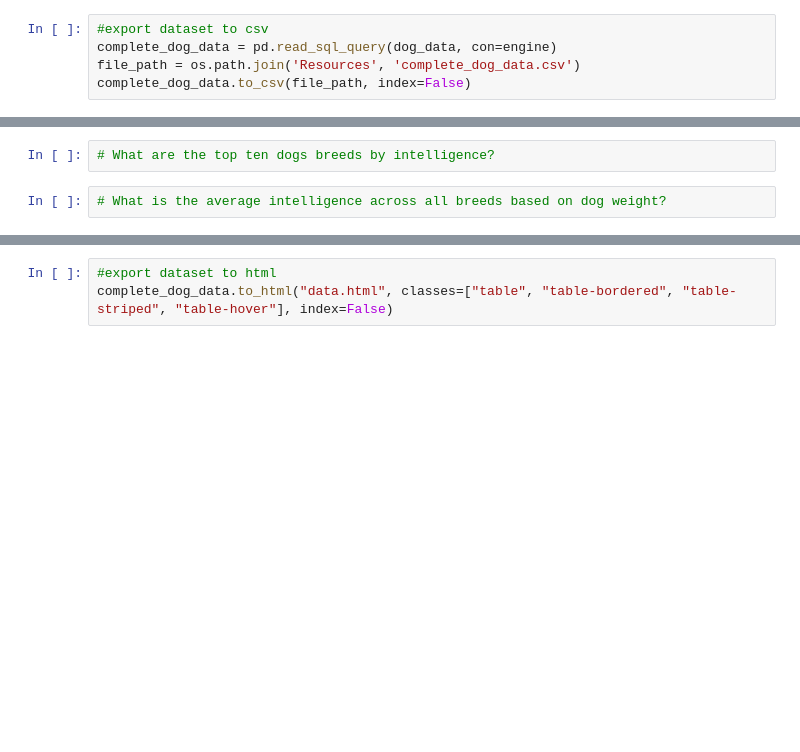
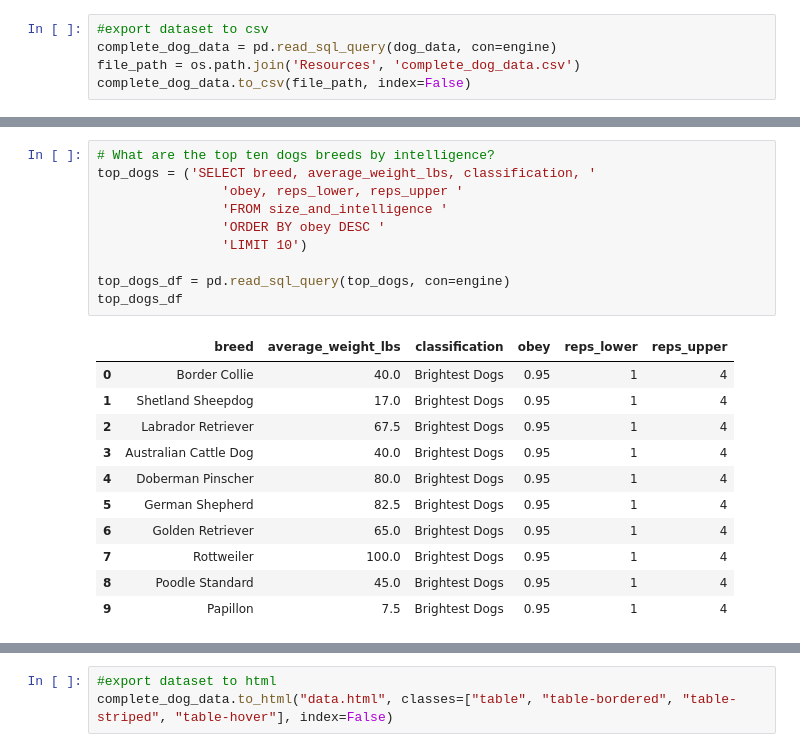
Before and after one commit to alissavokes/ETL-Dog-Intelligence, a Jupyter notebook: data_etl.ipynb, the cells around one changed output, grey strips where cells are left out. Drawn from its saved outputs; the diff is of its cells as text; blank space fills up the shorter version.

```diff
--- a/data_etl.ipynb
+++ b/data_etl.ipynb
@@ -413,4 +417,22 @@ pd.read_sql_query(top_large_dogs, con=engine)
 # %%
 # What are the top ten dogs breeds by intelligence?
+top_dogs = ('SELECT breed, average_weight_lbs, classification, '
+                'obey, reps_lower, reps_upper '
+                'FROM size_and_intelligence '
+                'ORDER BY obey DESC '
+                'LIMIT 10')
+
+top_dogs_df = pd.read_sql_query(top_dogs, con=engine)
+top_dogs_df
+# %% [output]
+|  | breed | average_weight_lbs | classification | obey | reps_lower | reps_upper |
+| 0 | Border Collie | 40.0 | Brightest Dogs | 0.95 | 1 | 4 |
+| 1 | Shetland Sheepdog | 17.0 | Brightest Dogs | 0.95 | 1 | 4 |
+| 2 | Labrador Retriever | 67.5 | Brightest Dogs | 0.95 | 1 | 4 |
+| 3 | Australian Cattle Dog | 40.0 | Brightest Dogs | 0.95 | 1 | 4 |
+| 4 | Doberman Pinscher | 80.0 | Brightest Dogs | 0.95 | 1 | 4 |
+| 5 | German Shepherd | 82.5 | Brightest Dogs | 0.95 | 1 | 4 |
+| 6 | Golden Retriever | 65.0 | Brightest Dogs | 0.95 | 1 | 4 |
+| 7 | Rottweiler | 100.0 | Brightest Dogs | 0.95 | 1 | 4 |
+| 8 | Poodle Standard | 45.0 | Brightest Dogs | 0.95 | 1 | 4 |
+| 9 | Papillon | 7.5 | Brightest Dogs | 0.95 | 1 | 4 |
-# %%
-# What is the average intelligence across all breeds based on dog weight?
```
Also changed, not shown: parts of 5 cells of this notebook.
